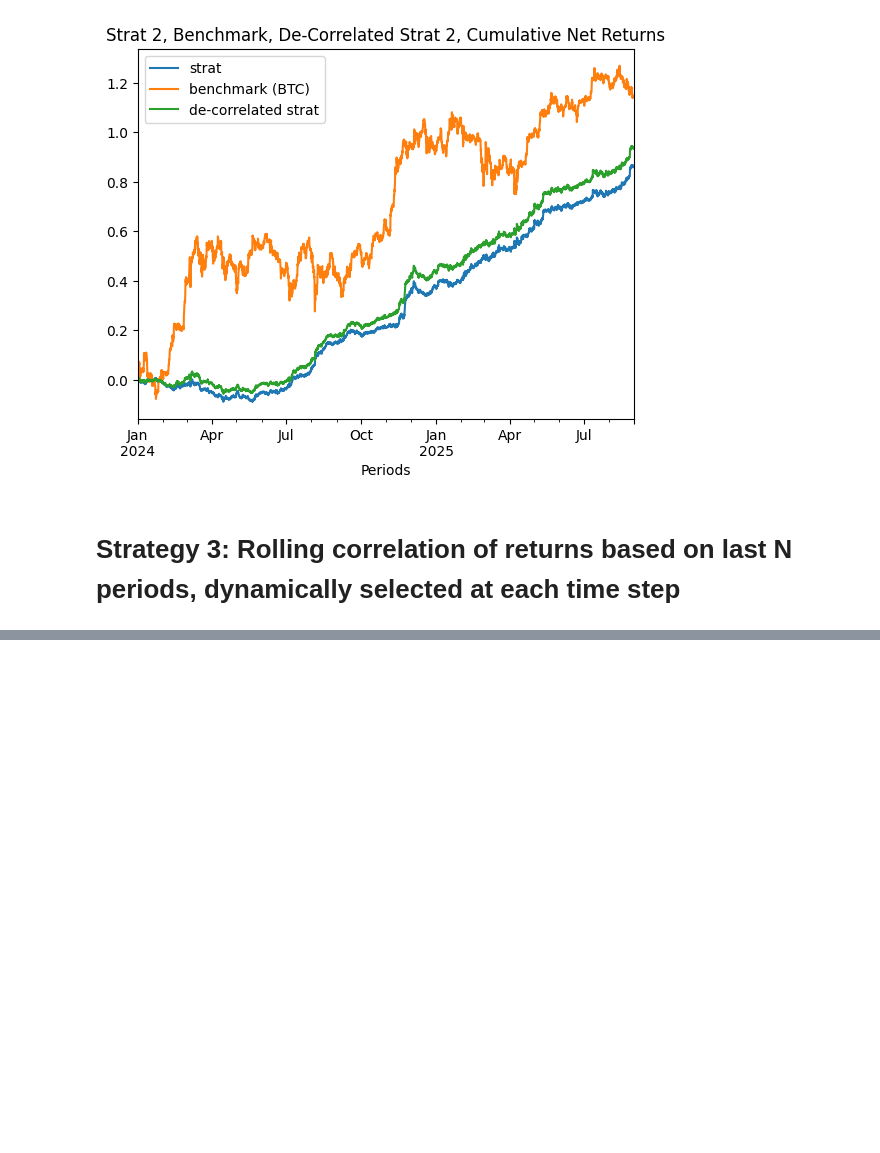
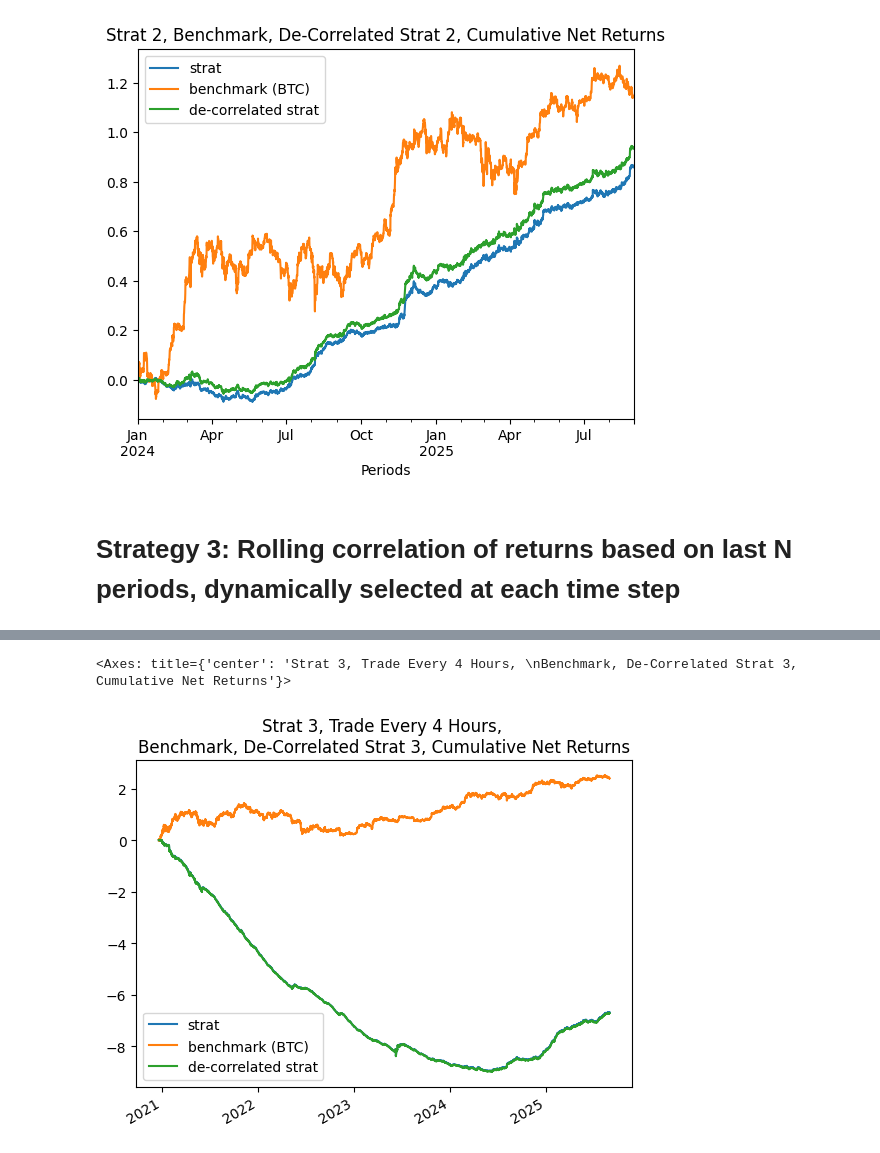
Before and after one commit to wbchristerson/crypto-strategies, a Jupyter notebook: correlation.ipynb, the cells around one changed output, grey strips where cells are left out. Drawn from its saved outputs; the diff is of its cells as text; code cells hidden in the pictures; blank space fills up the shorter version.

```diff
--- a/correlation.ipynb
+++ b/correlation.ipynb
@@ -667,0 +378,13 @@ len(ret) * 1.3 / 60 / 60
+# %%
+btc_rets = px['BTCUSDT'] / px['BTCUSDT'].shift() - 1
+
+df = pd.DataFrame({
+    "strat": net_returns,
+    "benchmark (BTC)": btc_rets,
+    "de-correlated strat": get_decorrelated_returns(net_returns, btc_rets)
+})
+
+df.cumsum().plot(title = "Strat 3, Trade Every 4 Hours, \nBenchmark, De-Correlated Strat 3, Cumulative Net Returns")
+# %% [output]
+<Axes: title={'center': 'Strat 3, Trade Every 4 Hours, \nBenchmark, De-Correlated Strat 3, Cumulative Net Returns'}>
+[figure, added]
```
Also changed, not shown: parts of 46 cells of this notebook, 4 other files.
